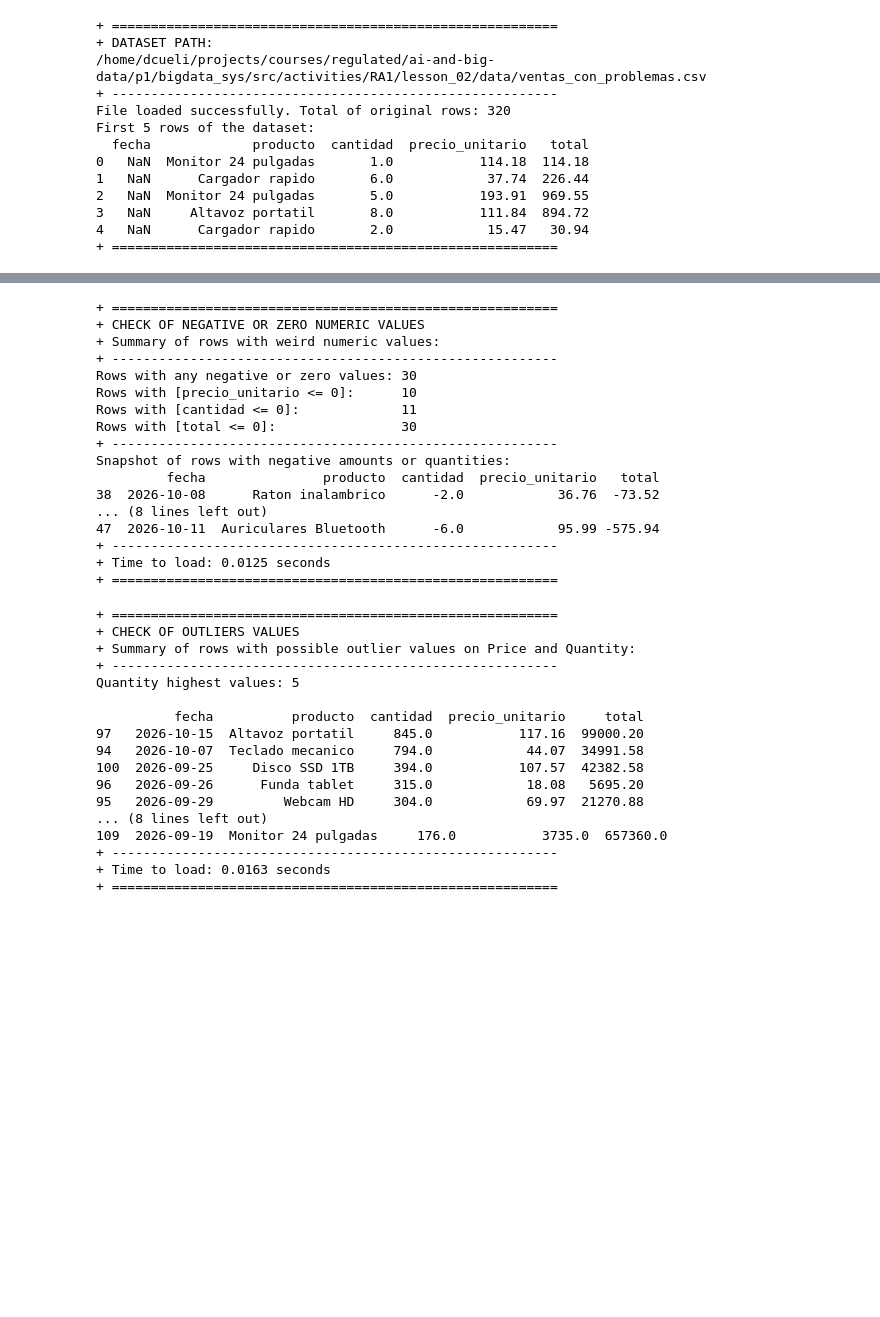
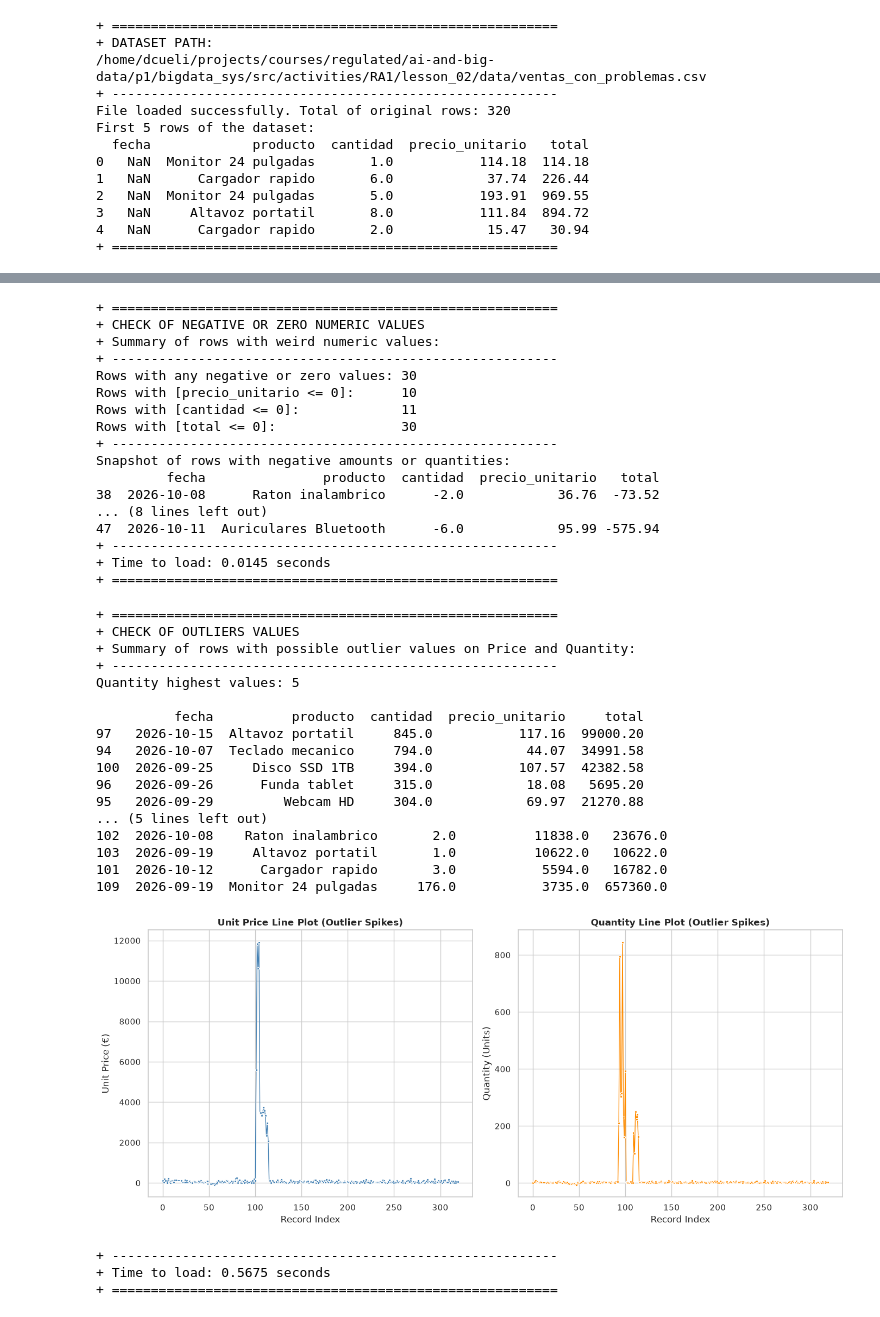
Before and after one commit to dcueli-com/bigdata_sys, a Jupyter notebook: src/activities/RA1/lesson_02/notebooks/2_5_1_analysing_dataset.ipynb, the cells around one changed output, grey strips where cells are left out. Saved outputs shown, nothing was run; the diff lists cells and outputs as text; code cells hidden in the pictures; blank space fills up the shorter version.

```diff
--- a/src/activities/RA1/lesson_02/notebooks/2_5_1_analysing_dataset.ipynb
+++ b/src/activities/RA1/lesson_02/notebooks/2_5_1_analysing_dataset.ipynb
@@ -312,5 +330,5 @@ Snapshot of rows with inconsistent total calculation:
 # %%
-# DATA CLEANING
+# DATA ANALYSIS
 # =============
 # 5. CHECK OF NEGATIVE OR ZERO NUMERIC VALUES
 # -------------------------------------------
@@ -341,19 +359,19 @@ def CheckNumericValues(pPf: pd.DataFrame) -> None:
   print(f"Rows with [cantidad <= 0]:             {len(negAmount)}")
   print(f"Rows with [total <= 0]:                {len(negTotales)}")
 
-  hlp.SectionBreak(0,0)
+  csl.SectionBreak(0,0)
   print("Snapshot of rows with negative amounts or quantities:")
   print(negRows[['fecha', 'producto', 'cantidad', 'precio_unitario', 'total']].head(10))
 
-hlp.SectionBegin("CHECK OF NEGATIVE OR ZERO NUMERIC VALUES", 0)
+csl.SectionBegin("CHECK OF NEGATIVE OR ZERO NUMERIC VALUES", 0)
 print("+ Summary of rows with weird numeric values:")
-hlp.SectionBreak(0,0)
+csl.SectionBreak(0,0)
 CheckNumericValues(df)
-hlp.SectionBreak(0,0)
+csl.SectionBreak(0,0)
 
 tEnd: float = time.time()
 print(f"+ Time to load: {tEnd - tInit:.4f} seconds")
-hlp.SectionEnd(0)
+csl.SectionEnd(0)
 # %% [output]
 + =========================================================
 + CHECK OF NEGATIVE OR ZERO NUMERIC VALUES
@@ -370,10 +388,10 @@ Snapshot of rows with negative amounts or quantities:
 ... (8 lines left out)
 47  2026-10-11  Auriculares Bluetooth      -6.0            95.99 -575.94
 + ---------------------------------------------------------
-+ Time to load: 0.0125 seconds
++ Time to load: 0.0145 seconds
 + =========================================================
 # %%
-# DATA CLEANING
+# DATA ANALYSIS
 # =============
 # 6. CHECK OF OUTLIERS VALUES
 # ---------------------------
@@ -384,49 +402,56 @@ tInit: float = time.time()
 # Convert columns ensuring numeric values and show the biggest
 # values to detect prices or quantities that makes no sense
 #
-# @param pd.DataFrame pPf The pandas dataframe to check
+# @param pd.DataFrame pDf The pandas dataframe to check
 # @return None
-def CheckOutliersValues(pPf: pd.DataFrame) -> None:
+def CheckOutliersValues(pDf: pd.DataFrame) -> None:
   # Ensure numeric conversion
-  pPf['qty_temp'] = pd.to_numeric(pPf['cantidad'], errors='coerce')
-  pPf['prc_temp'] = pd.to_numeric(pPf['precio_unitario'], errors='coerce')
+  pDf['qty_temp'] = pd.to_numeric(pDf['cantidad'], errors='coerce')
+  pDf['prc_temp'] = pd.to_numeric(pDf['precio_unitario'], errors='coerce')
 
   # Show the highest values
-  highestQty = pPf.nlargest(5, 'qty_temp')
+  highestQty = pDf.nlargest(5, 'qty_temp')
   print(f"Quantity highest values: {len(highestQty)}")
-  hlp.nbsp()
+  csl.nbsp()
   print(highestQty[['fecha', 'producto', 'cantidad', 'precio_unitario', 'total']].head(5))
-  hlp.SectionBreak(0,0)
+  csl.SectionBreak(0,0)
 
-  highestPrc = pPf.nlargest(5, 'prc_temp')
+  highestPrc = pDf.nlargest(5, 'prc_temp')
   print(f"Price highest values: {len(highestPrc)}")
-  hlp.nbsp()
+  csl.nbsp()
   print(highestPrc[['fecha', 'producto', 'cantidad', 'precio_unitario', 'total']].head(5))
 
-hlp.SectionBegin("CHECK OF OUTLIERS VALUES", 0)
+  # Show type chart Line Plot to check Outliers on Quantity and Price
+  cht.PlotSalesAnalytics(pDf, 'line')
+
+csl.SectionBegin("CHECK OF OUTLIERS VALUES", 0)
 print("+ Summary of rows with possible outlier values on Price and Quantity:")
-hlp.SectionBreak(0,0)
+csl.SectionBreak(0,0)
 CheckOutliersValues(df)
-hlp.SectionBreak(0,0)
+csl.SectionBreak(0,0)
 
 tEnd: float = time.time()
 print(f"+ Time to load: {tEnd - tInit:.4f} seconds")
-hlp.SectionEnd(0)
+csl.SectionEnd(0)
 # %% [output]
 + =========================================================
 + CHECK OF OUTLIERS VALUES
 + Summary of rows with possible outlier values on Price and Quantity:
 + ---------------------------------------------------------
 Quantity highest values: 5
 
           fecha          producto  cantidad  precio_unitario     total
 97   2026-10-15  Altavoz portatil     845.0           117.16  99000.20
 94   2026-10-07  Teclado mecanico     794.0            44.07  34991.58
 100  2026-09-25     Disco SSD 1TB     394.0           107.57  42382.58
 96   2026-09-26      Funda tablet     315.0            18.08   5695.20
 95   2026-09-29         Webcam HD     304.0            69.97  21270.88
-... (8 lines left out)
+... (5 lines left out)
+102  2026-10-08    Raton inalambrico       2.0          11838.0   23676.0
+103  2026-09-19     Altavoz portatil       1.0          10622.0   10622.0
+101  2026-10-12      Cargador rapido       3.0           5594.0   16782.0
 109  2026-09-19  Monitor 24 pulgadas     176.0           3735.0  657360.0
-+ ---------------------------------------------------------
-+ Time to load: 0.0163 seconds
-+ =========================================================
+[figure, added]
++ ---------------------------------------------------------
++ Time to load: 0.5675 seconds
++ =========================================================
```
Also changed, not shown: parts of 7 cells of this notebook, 6 other files.
